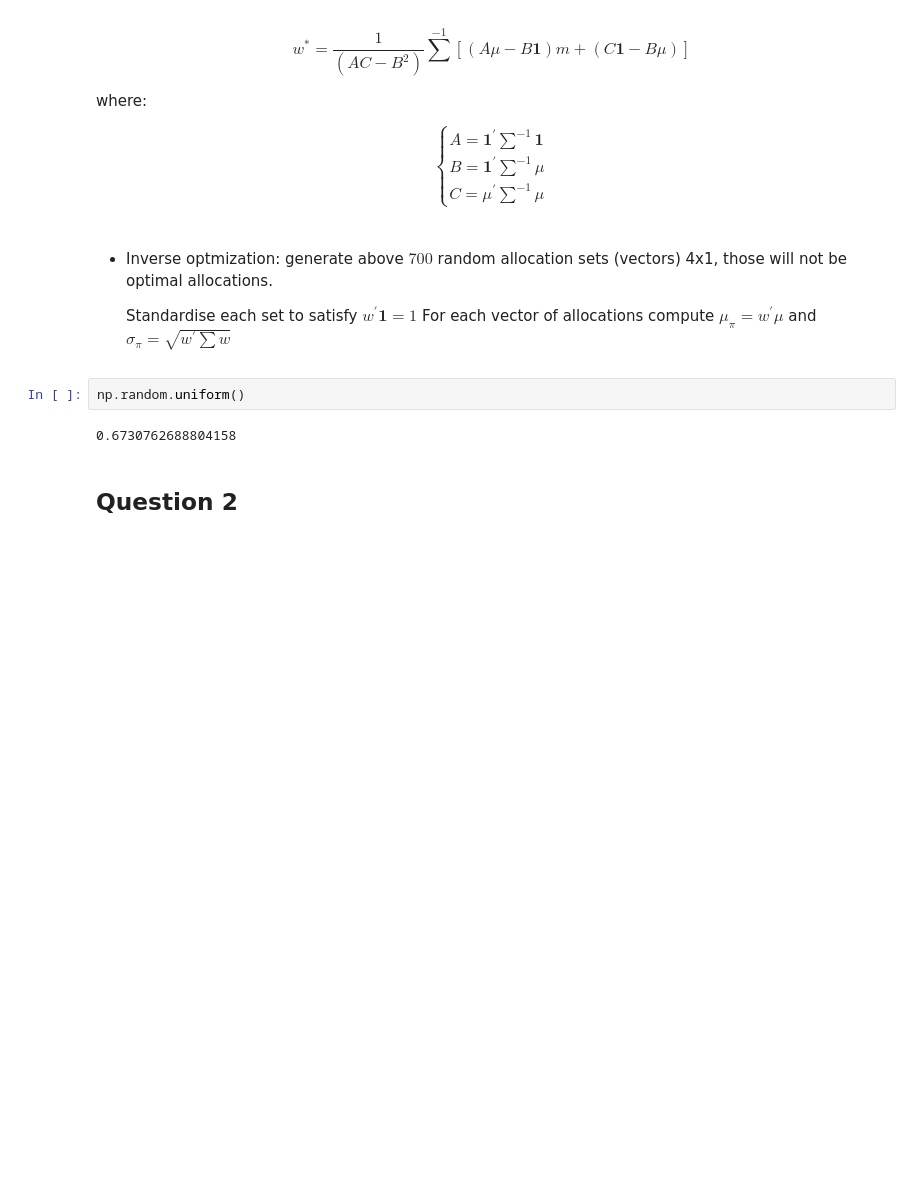
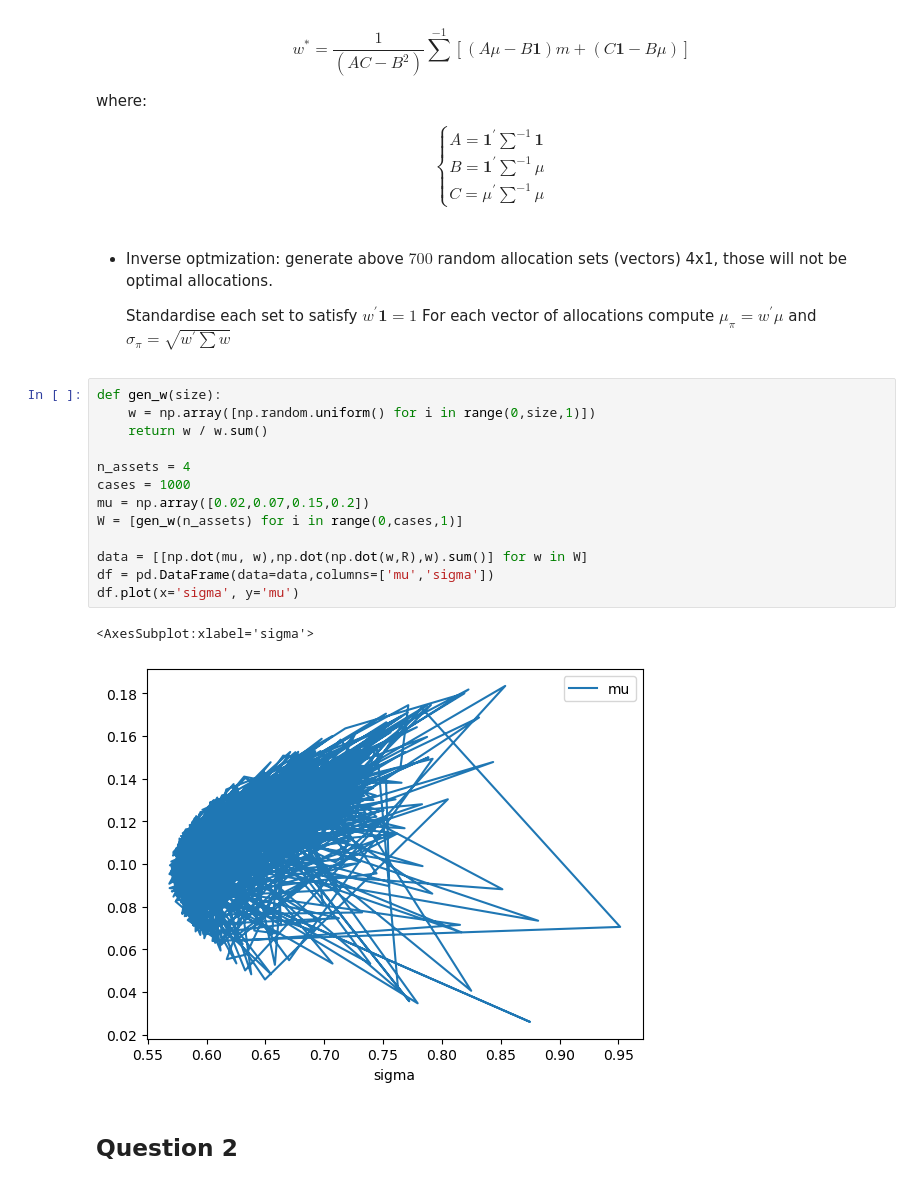
Before and after one commit to fbristotti/cqf, a Jupyter notebook: exam1/exam1.ipynb, the cells around one changed output. Drawn from its saved outputs; the diff is of its cells as text; blank space fills up the shorter version.

```diff
--- a/exam1/exam1.ipynb
+++ b/exam1/exam1.ipynb
@@ -86,9 +86,21 @@ $$
 
     Standardise each set to satisfy $w^{'}\mathbf{1} = 1$
     For each vector of allocations compute $\mu_{\pi} = w^{'}\mu$ and $\sigma_{\pi} = \sqrt{w^{'}\sum{w}}$
-# %%
-np.random.uniform()
-# %% [output]
-0.6730762688804158
+# %%
+def gen_w(size):
+    w = np.array([np.random.uniform() for i in range(0,size,1)])
+    return w / w.sum()
+
+n_assets = 4
+cases = 1000
+mu = np.array([0.02,0.07,0.15,0.2])
+W = [gen_w(n_assets) for i in range(0,cases,1)]
+
+data = [[np.dot(mu, w),np.dot(np.dot(w,R),w).sum()] for w in W]
+df = pd.DataFrame(data=data,columns=['mu','sigma'])
+df.plot(x='sigma', y='mu')
+# %% [output]
+<AxesSubplot:xlabel='sigma'>
+[figure, added]
 # %% [markdown]
 ## Question 2
```
